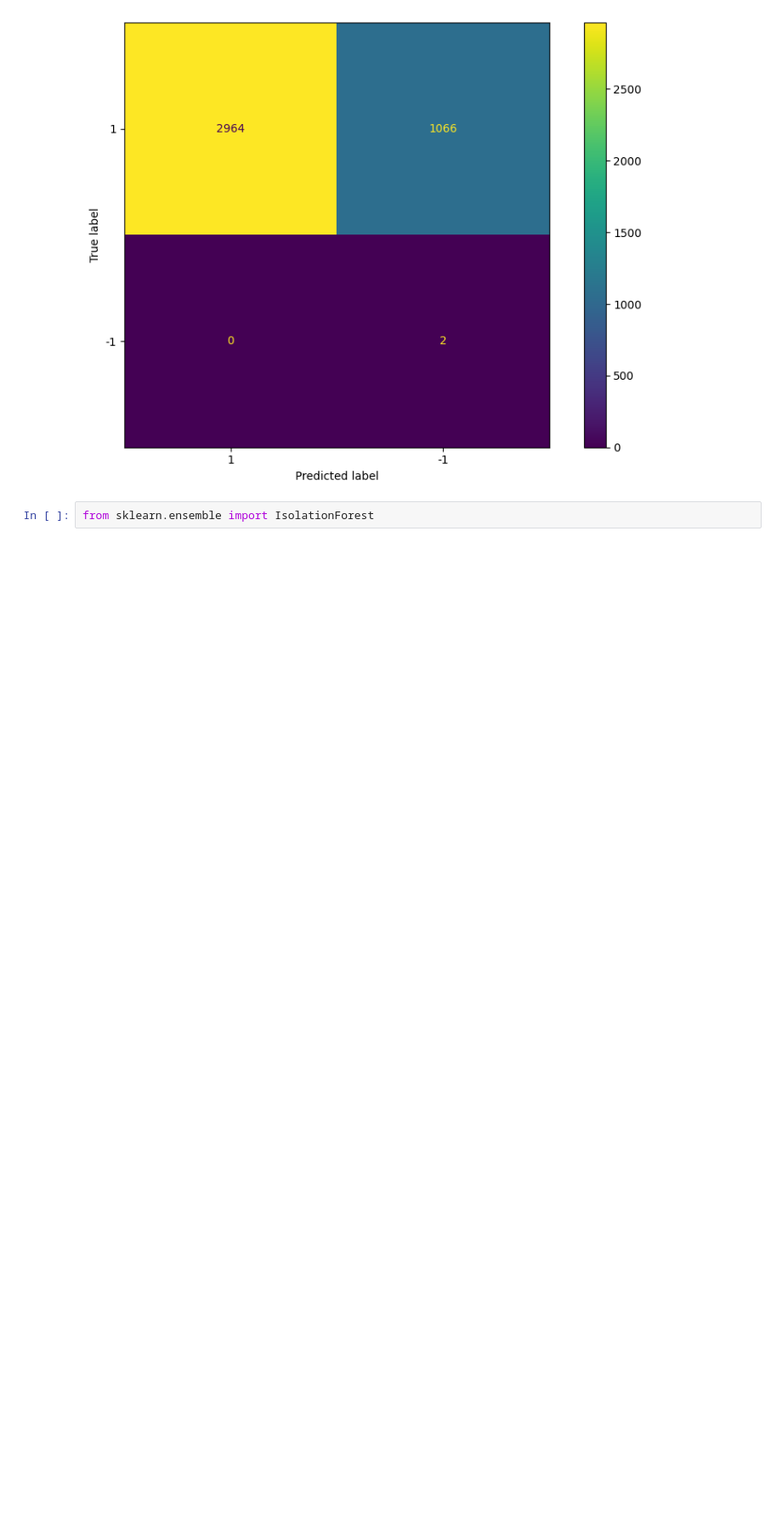
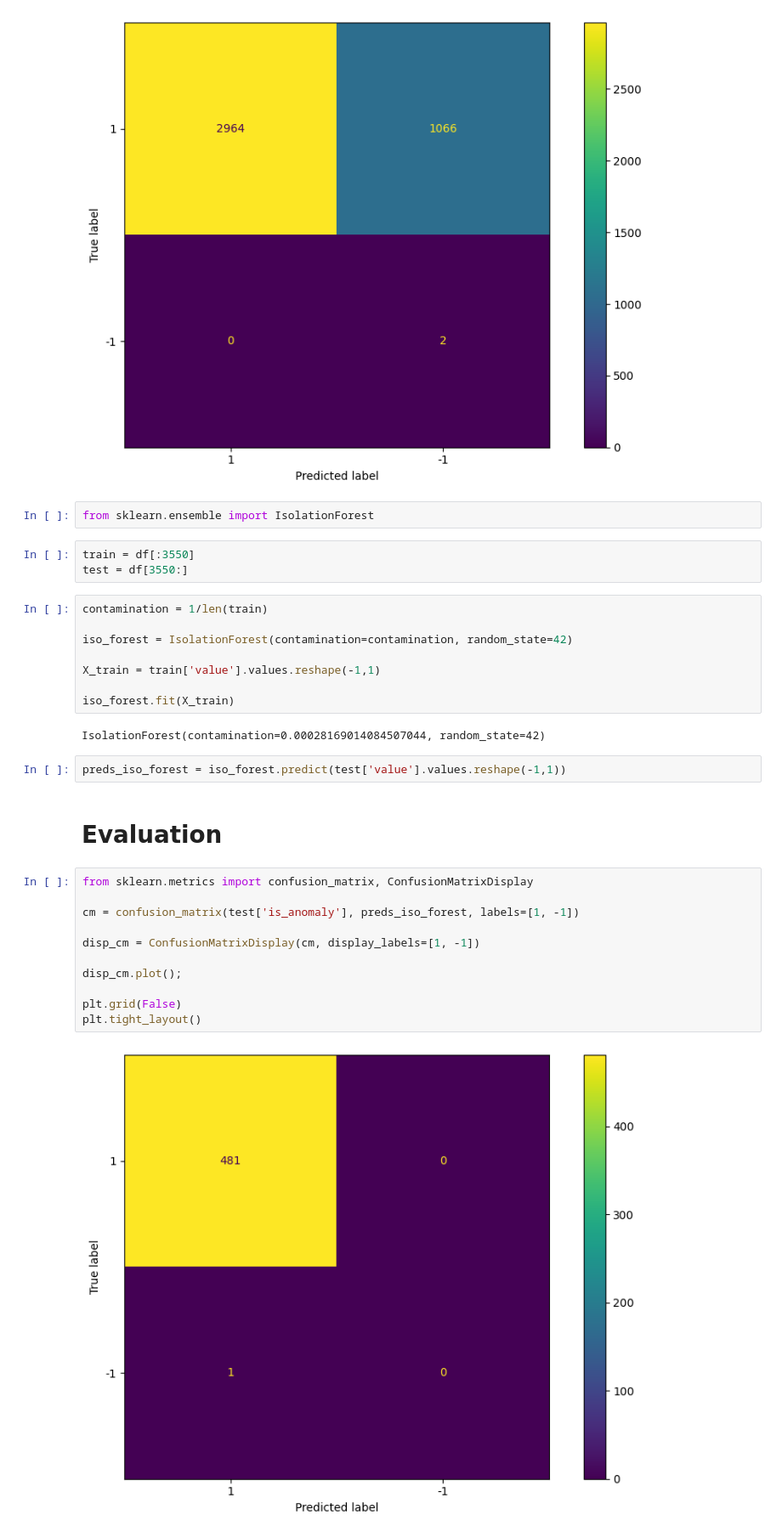
Before and after one commit to jahez07/anomalyDetection, a Jupyter notebook: anomaly_detection_timeSeries.ipynb, the cells around one changed output. Shown: that part at 85% size. Saved outputs shown, nothing was run; the diff lists cells and outputs as text; blank space fills up the shorter version.

```diff
--- a/anomaly_detection_timeSeries.ipynb
+++ b/anomaly_detection_timeSeries.ipynb
@@ -129,3 +129,33 @@ plt.tight_layout()
 [figure]
 # %%
 from sklearn.ensemble import IsolationForest
+# %%
+train = df[:3550]
+test = df[3550:]
+# %%
+contamination = 1/len(train)
+
+iso_forest = IsolationForest(contamination=contamination, random_state=42)
+
+X_train = train['value'].values.reshape(-1,1)
+
+iso_forest.fit(X_train)
+# %% [output]
+IsolationForest(contamination=0.00028169014084507044, random_state=42)
+# %%
+preds_iso_forest = iso_forest.predict(test['value'].values.reshape(-1,1))
+# %% [markdown]
+# Evaluation
+# %%
+from sklearn.metrics import confusion_matrix, ConfusionMatrixDisplay
+
+cm = confusion_matrix(test['is_anomaly'], preds_iso_forest, labels=[1, -1])
+
+disp_cm = ConfusionMatrixDisplay(cm, display_labels=[1, -1])
+
+disp_cm.plot();
+
+plt.grid(False)
+plt.tight_layout()
+# %% [output]
+[figure, added]
```
Also changed, not shown: parts of 4 cells of this notebook.
